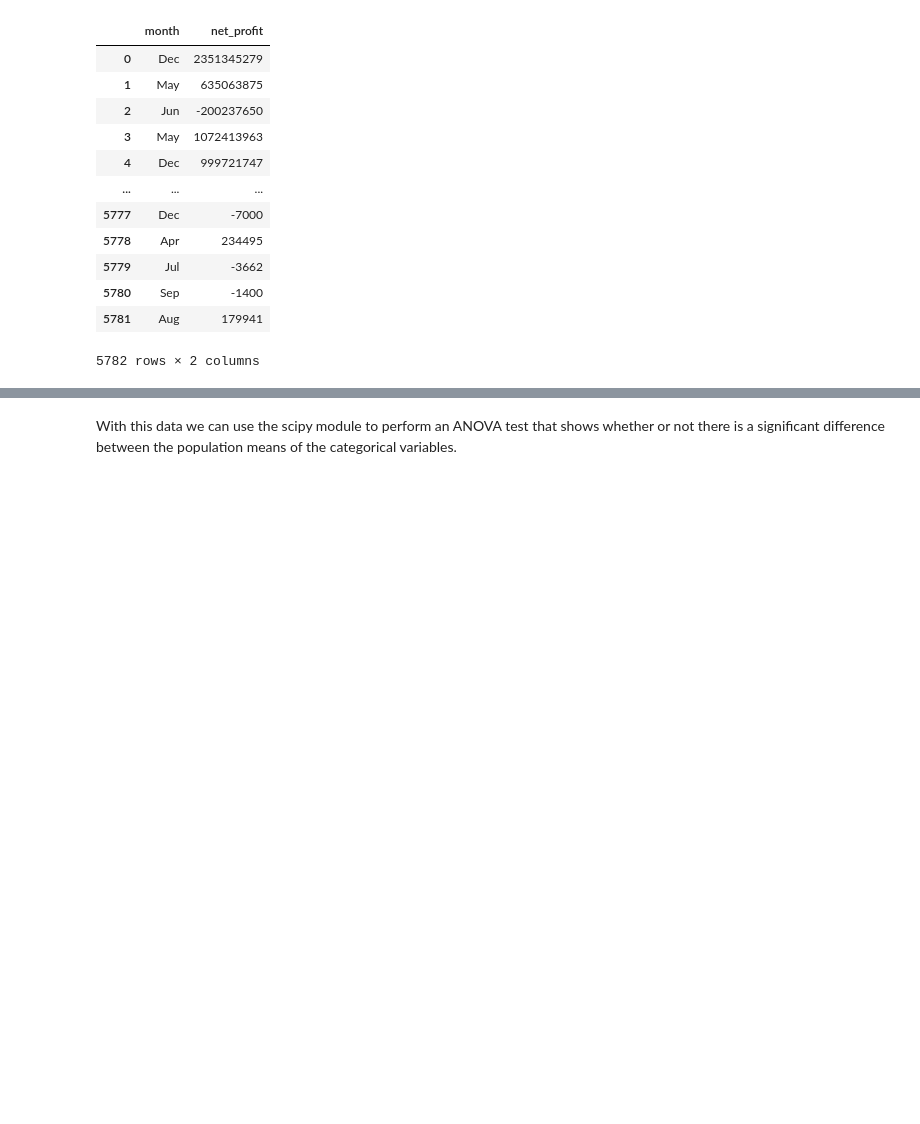
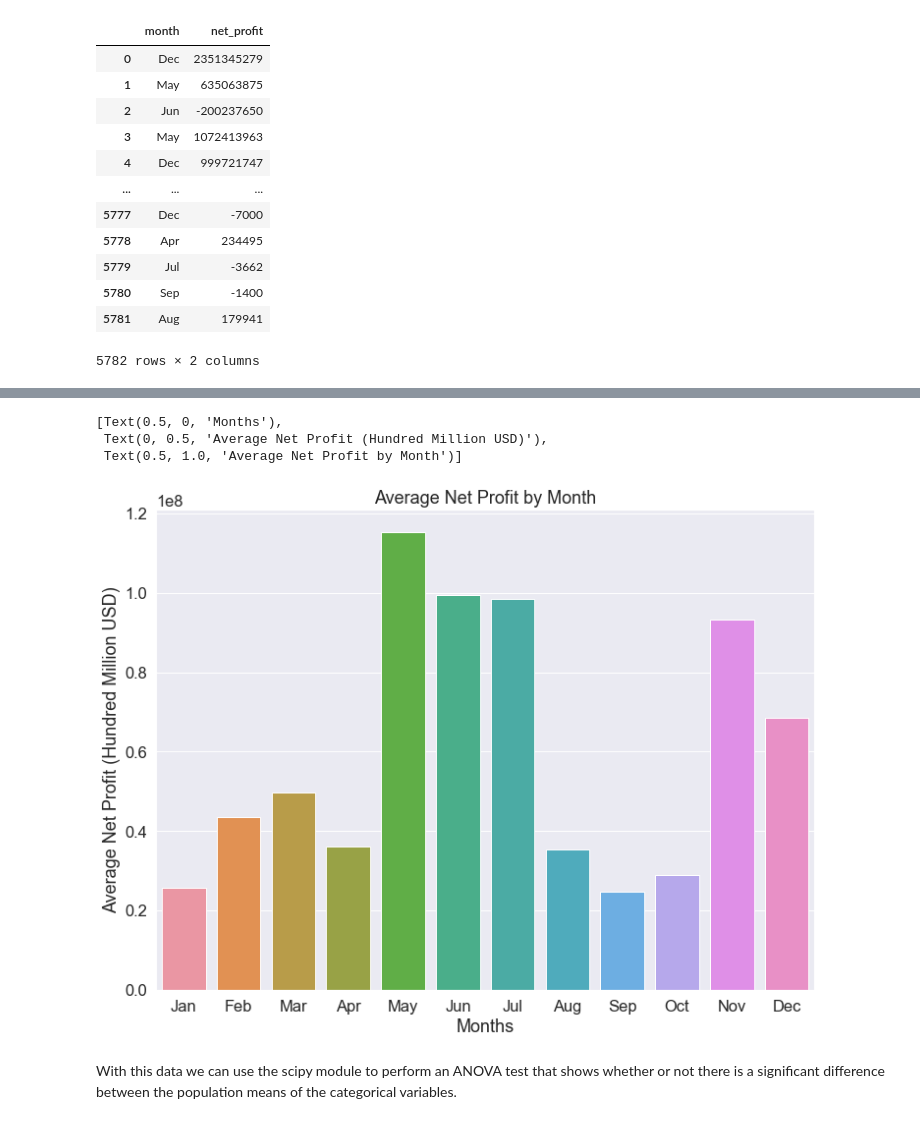
Before and after one commit to rolandrao/capstone-repo, a Jupyter notebook: report_notebook.ipynb, the cells around one changed output, grey strips where cells are left out. Saved outputs shown, nothing was run; the diff lists cells and outputs as text; code cells hidden in the pictures; blank space fills up the shorter version.

Commit message:
finishing up months in the report notebook

```diff
--- a/report_notebook.ipynb
+++ b/report_notebook.ipynb
@@ -51,20 +47,0 @@ From this we can see that releasing movies during the summer months will general
-# %%
-months = ["Jan", "Feb", "Mar", "Apr", "May", "Jun", "Jul", "Aug", "Sep", "Oct", "Nov", "Dec"]
-month_agg_data['month'] = pd.Categorical(month_agg_data['month'], categories=months, ordered=True)
-cols = ['green' if (val > 94000000) else 'red' for val in month_agg_data.mean_net_profit]
-
-sns.set(rc={
-    'figure.figsize':(9,6)
-    })
-sns.set(font_scale=1.5)
-barplot = sns.barplot(
-    data = month_agg_data,
-    x='month',
-    y='mean_net_profit',
-    palette=cols
-    )
-barplot.set(
-    xlabel='Months',
-    ylabel='Average Net Profit (Hundred Million USD)',
-    title='Average Net Profit by Month'
-    );
@@ -96,3 +74,26 @@ month_data
+# %%
+months = ["Jan", "Feb", "Mar", "Apr", "May", "Jun", "Jul", "Aug", "Sep", "Oct", "Nov", "Dec"]
+month_agg_data['month'] = pd.Categorical(month_agg_data['month'], categories=months, ordered=True)
+
+sns.set(rc={
+    'figure.figsize':(12,9)
+    })
+sns.set(font_scale=1.5)
+barplot = sns.barplot(
+    data = month_agg_data,
+    x='month',
+    y='mean_net_profit'
+    )
+barplot.set(
+    xlabel='Months',
+    ylabel='Average Net Profit (Hundred Million USD)',
+    title='Average Net Profit by Month'
+    )
+# %% [output]
+[Text(0.5, 0, 'Months'),
+ Text(0, 0.5, 'Average Net Profit (Hundred Million USD)'),
+ Text(0.5, 1.0, 'Average Net Profit by Month')]
+[figure, added]
 # %% [markdown]
 With this data we can use the scipy module to perform an ANOVA test that shows whether or not there is a significant difference between the population means of the categorical variables.
 # %%
```
Also changed, not shown: parts of 10 cells of this notebook.
